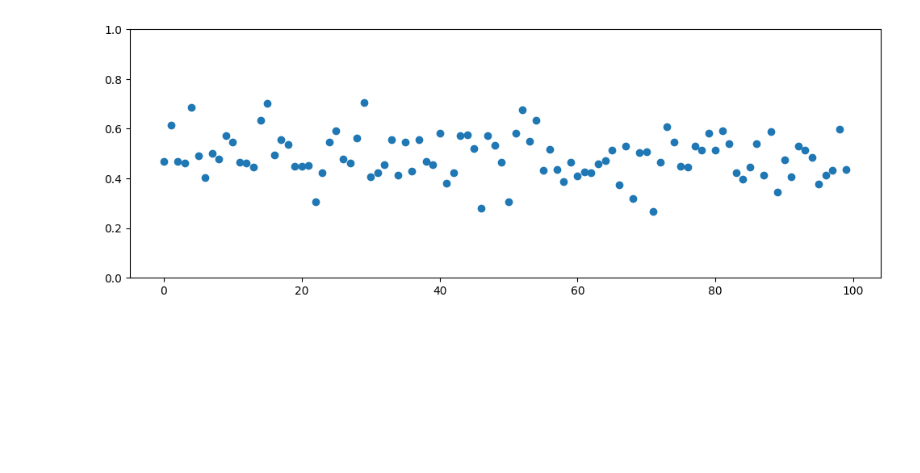
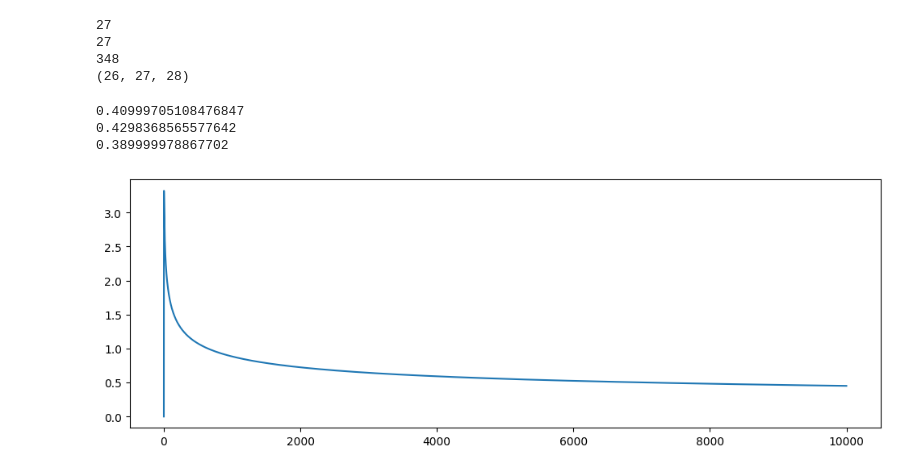
Before and after one commit to ICStudent02344391/summer-project, a Jupyter notebook: analyses/model_1.ipynb, the cells around one changed output. Drawn from its saved outputs; the diff is of its cells as text; code cells hidden in the pictures; blank space fills up the shorter version.

```diff
--- a/analyses/model_1.ipynb
+++ b/analyses/model_1.ipynb
@@ -51,6 +37,0 @@ print(prices.mean())
-# %%
-plt.scatter(range(len(prices)), prices)
-plt.ylim((0,1))
-plt.show()
-# %% [output]
-[figure, removed]
@@ -56,0 +237,56 @@ plt.show()
+# %%
+tau = 0.5
+sigma = 0.02
+J = 50 # K arms (at least 3)
+partition = np.linspace(0, 1, J+1)
+results = sequential_halving_algorithm(tau, sigma, partition, itermax= 5000, seed = None, delta = 0.7, bernstein = True, oracle = False)
+# %%
+print(np.where(partition == get_optimal_mu(partition, tau, sigma, bsup = 1, unif_range = True)[1][0])[0][0])
+print(results[-2])
+print(results[-1])
+print(results[-3])
+# %% [output]
+27
+27
+348
+(26, 27, 28)
+# %%
+print(get_mu(partition[29], partition[30], tau, sigma))
+print(get_mu(partition[28], partition[29], tau, sigma))
+print(get_mu(partition[30], partition[31], tau, sigma))
+# %% [output]
+0.40999705108476847
+0.4298368565577642
+0.389999978867702
+# %%
+# eps-Greedy algorithm
+def epsilon_t(t, J):
+    return t**(-1/3)*(J * np.log(t))**(1/3)
+
+def eps_greedy(tau, sigma, partition, seed = 123, itermax = 5e4):
+    rndm.seed(seed)
+    J = len(partition) - 1
+    avg_arm_reward = np.zeros(J)
+    arm_count = np.zeros(J)
+    selected_arm = []
+    t = J
+    # Initialisation
+    for j in range(J):
+        threshold = sigma * rndm.randn() + tau
+        bid = partition[j] + (partition[j + 1] - partition[j]) * rndm.rand()
+        arm_count[j] += 1
+        avg_arm_reward[j] = ((arm_count[j] - 1) * avg_arm_reward[j] + reward(bid, threshold)) / arm_count[j]
+        selected_arm.append(j)
+        # Exploration/Exploitation:
+    while t < itermax:
+        threshold = sigma * rndm.randn() + tau
+        if rndm.rand() < epsilon_t(t, J): # Exploration
+            arm_index = rndm.randint(0, J)
+        else:
+            arm_index = np.argmax(avg_arm_reward)
+        bid = partition[arm_index] + (partition[arm_index + 1] - partition[arm_index]) * rndm.rand()
+        arm_count[arm_index] += 1
+        avg_arm_reward[arm_index] = ((arm_count[arm_index] - 1) * avg_arm_reward[arm_index] + reward(bid, tau)) / arm_count[arm_index]
+        selected_arm.append(arm_index)
+        t += 1
+    return selected_arm, avg_arm_reward, arm_count, np.argmax(avg_arm_reward)
@@ -56,0 +295,5 @@ plt.show()
+# %%
+plt.plot(np.arange(1, 10000), [epsilon_t(t, 100) for t in np.arange(1, 10000)])
+plt.show()
+# %% [output]
+[figure, added]
```
Also changed, not shown: parts of 57 cells of this notebook, 46 other files.
